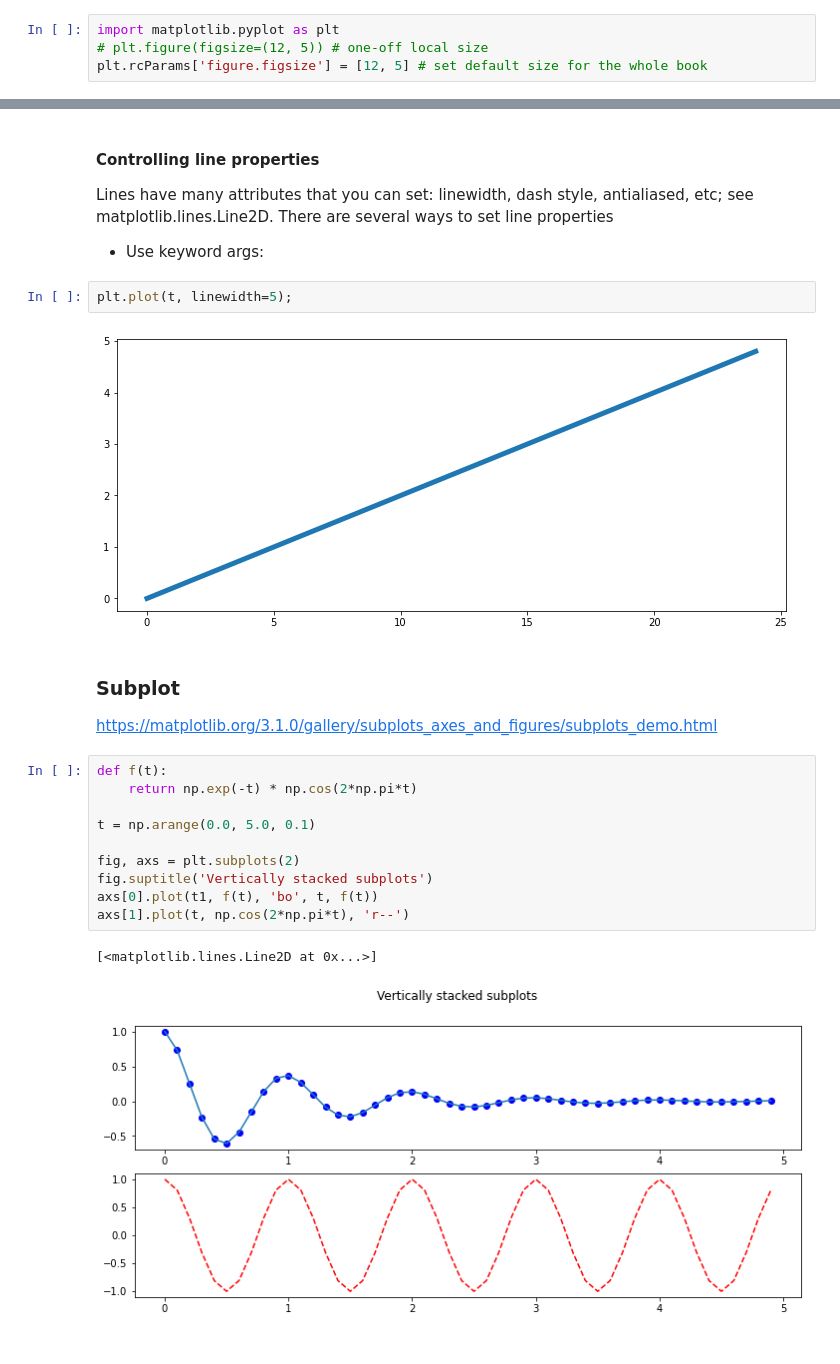
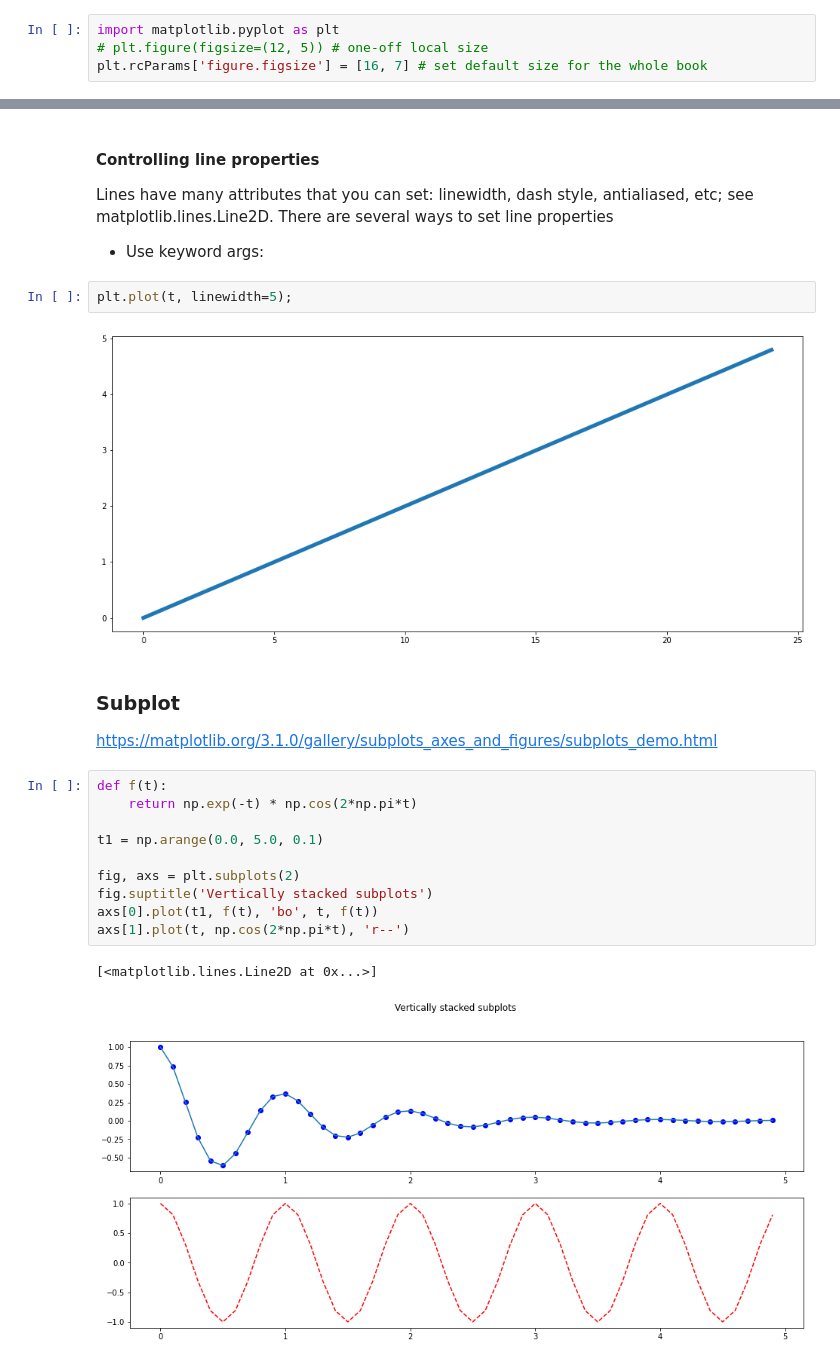
Before and after one commit to cliffweng/coding-dojo, a Jupyter notebook: bigdata/4_Matplotlib.ipynb, the cells around one changed output, grey strips where cells are left out. Cells and saved outputs as stored; diff of their text form.

```diff
--- a/bigdata/4_Matplotlib.ipynb
+++ b/bigdata/4_Matplotlib.ipynb
@@ -10,7 +10,7 @@ https://pandas.pydata.org/pandas-docs/stable/user_guide/visualization.html
 # %%
 import matplotlib.pyplot as plt
 # plt.figure(figsize=(12, 5)) # one-off local size
-plt.rcParams['figure.figsize'] = [12, 5] # set default size for the whole book
+plt.rcParams['figure.figsize'] = [16, 7] # set default size for the whole book
 # %% [markdown]
 You may be wondering why the x-axis ranges from 0-3 and the y-axis from 1-4. If you provide a single list or array to the [plot()](https://matplotlib.org/api/pyplot_api.html#matplotlib.pyplot.plot) command, matplotlib assumes it is a sequence of y values, and automatically generates the x values for you. Since python ranges start with 0, the default x vector has the same length as y but starts with 0. Hence the x data are [0,1,2,3].
 
@@ -46,23 +46,23 @@ Lines have many attributes that you can set: linewidth, dash style, antialiased,
 # %%
 plt.plot(t, linewidth=5);
 # %% [output]
-[figure, old version]
+[figure, new version]
 # %% [markdown]
 ### Subplot
 https://matplotlib.org/3.1.0/gallery/subplots_axes_and_figures/subplots_demo.html
 # %%
 def f(t):
     return np.exp(-t) * np.cos(2*np.pi*t)
 
-t = np.arange(0.0, 5.0, 0.1)
+t1 = np.arange(0.0, 5.0, 0.1)
 
 fig, axs = plt.subplots(2)
 fig.suptitle('Vertically stacked subplots')
 axs[0].plot(t1, f(t), 'bo', t, f(t))
 axs[1].plot(t, np.cos(2*np.pi*t), 'r--')
 # %% [output]
 [<matplotlib.lines.Line2D at 0x...>]
-[figure, old version]
+[figure, new version]
 # %%
 import numpy as np
 import matplotlib.pyplot as plt
```
Also changed, not shown: parts of 4 cells of this notebook, 7 other files.
